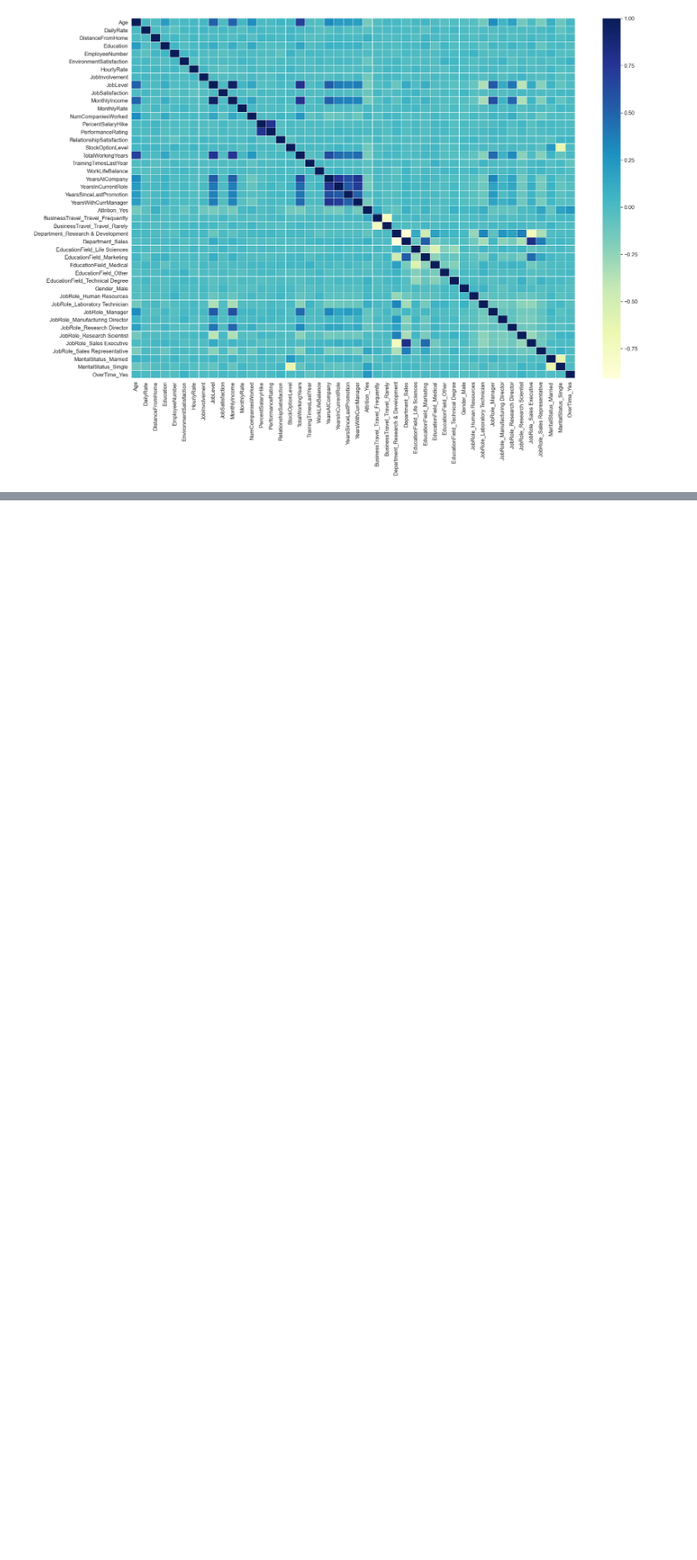
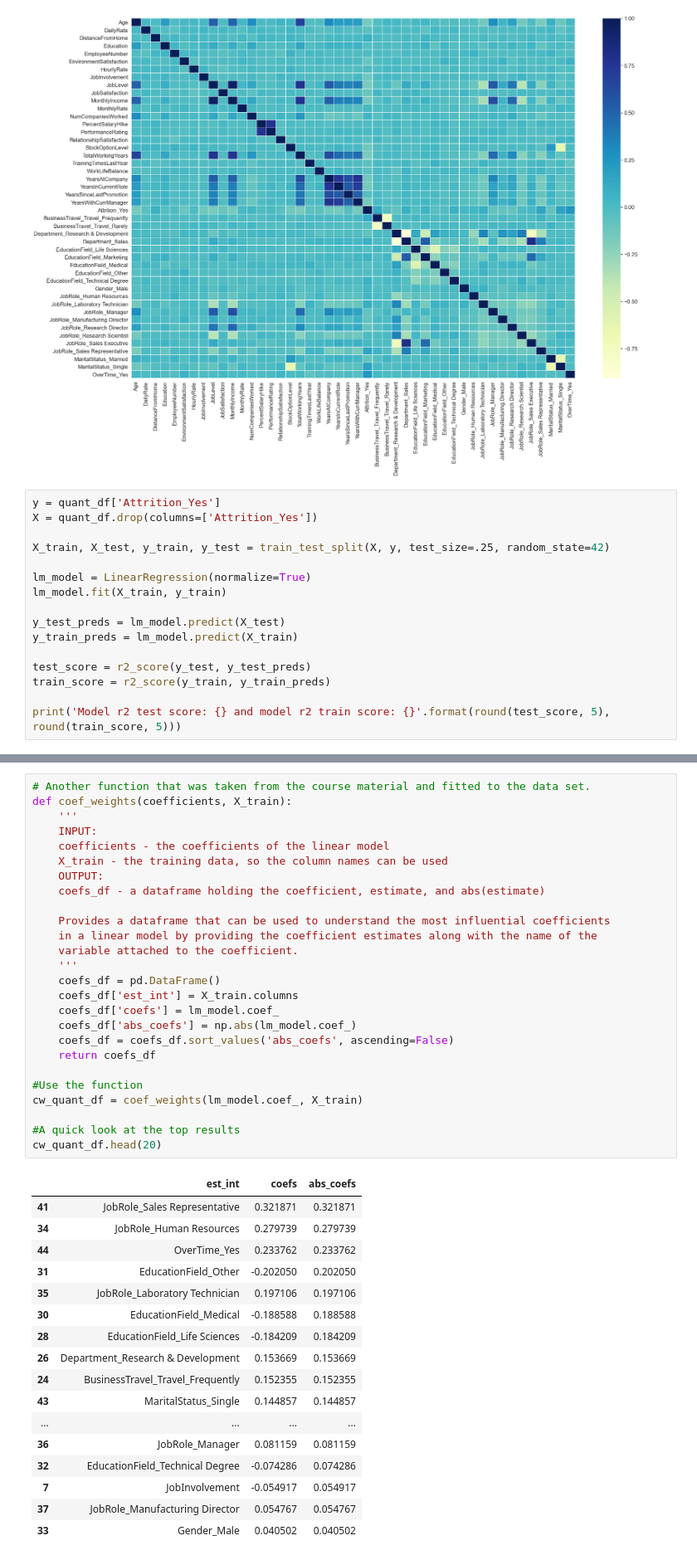
Before and after one commit to MiloAlphaKilo/DSND_Projects, a Jupyter notebook: Project_1_Write_a_Blog_CRISP_DM/3_Build_the_Model.ipynb, the cells around one changed output, grey strips where cells are left out. Shown: that part at 83% size. Drawn from its saved outputs; the diff is of its cells as text; blank space fills up the shorter version.

Commit message:
Completion of model

```diff
--- a/Project_1_Write_a_Blog_CRISP_DM/3_Build_the_Model.ipynb
+++ b/Project_1_Write_a_Blog_CRISP_DM/3_Build_the_Model.ipynb
@@ -73,3 +73,19 @@ plt.subplots(figsize=(30,20))
 sns.heatmap(quant_df.corr(), annot=False,linewidths=.1, cmap="YlGnBu", fmt=".2f");
 # %% [output]
 [figure]
+# %%
+y = quant_df['Attrition_Yes']
+X = quant_df.drop(columns=['Attrition_Yes'])
+
+X_train, X_test, y_train, y_test = train_test_split(X, y, test_size=.25, random_state=42)
+
+lm_model = LinearRegression(normalize=True)
+lm_model.fit(X_train, y_train)
+
+y_test_preds = lm_model.predict(X_test)
+y_train_preds = lm_model.predict(X_train)
+
+test_score = r2_score(y_test, y_test_preds)
+train_score = r2_score(y_train, y_train_preds)
+
+print('Model r2 test score: {} and model r2 train score: {}'.format(round(test_score, 5), round(train_score, 5)))
@@ -75,0 +94,44 @@ sns.heatmap(quant_df.corr(), annot=False,linewidths=.1, cmap="YlGnBu", fmt=".2f"
+# %%
+# Another function that was taken from the course material and fitted to the data set.
+def coef_weights(coefficients, X_train):
+    '''
+    INPUT:
+    coefficients - the coefficients of the linear model
+    X_train - the training data, so the column names can be used
+    OUTPUT:
+    coefs_df - a dataframe holding the coefficient, estimate, and abs(estimate)
+
+    Provides a dataframe that can be used to understand the most influential coefficients
+    in a linear model by providing the coefficient estimates along with the name of the
+    variable attached to the coefficient.
+    '''
+    coefs_df = pd.DataFrame()
+    coefs_df['est_int'] = X_train.columns
+    coefs_df['coefs'] = lm_model.coef_
+    coefs_df['abs_coefs'] = np.abs(lm_model.coef_)
+    coefs_df = coefs_df.sort_values('abs_coefs', ascending=False)
+    return coefs_df
+
+#Use the function
+cw_quant_df = coef_weights(lm_model.coef_, X_train)
+
+#A quick look at the top results
+cw_quant_df.head(20)
+# %% [output]
+|  | est_int | coefs | abs_coefs |
+| 41 | JobRole_Sales Representative | 0.321871 | 0.321871 |
+| 34 | JobRole_Human Resources | 0.279739 | 0.279739 |
+| 44 | OverTime_Yes | 0.233762 | 0.233762 |
+| 31 | EducationField_Other | -0.202050 | 0.202050 |
+| 35 | JobRole_Laboratory Technician | 0.197106 | 0.197106 |
+| 30 | EducationField_Medical | -0.188588 | 0.188588 |
+| 28 | EducationField_Life Sciences | -0.184209 | 0.184209 |
+| 26 | Department_Research & Development | 0.153669 | 0.153669 |
+| 24 | BusinessTravel_Travel_Frequently | 0.152355 | 0.152355 |
+| 43 | MaritalStatus_Single | 0.144857 | 0.144857 |
+| ... | ... | ... | ... |
+| 36 | JobRole_Manager | 0.081159 | 0.081159 |
+| 32 | EducationField_Technical Degree | -0.074286 | 0.074286 |
+| 7 | JobInvolvement | -0.054917 | 0.054917 |
+| 37 | JobRole_Manufacturing Director | 0.054767 | 0.054767 |
+| 33 | Gender_Male | 0.040502 | 0.040502 |
```
Also changed, not shown: parts of 2 cells of this notebook.
